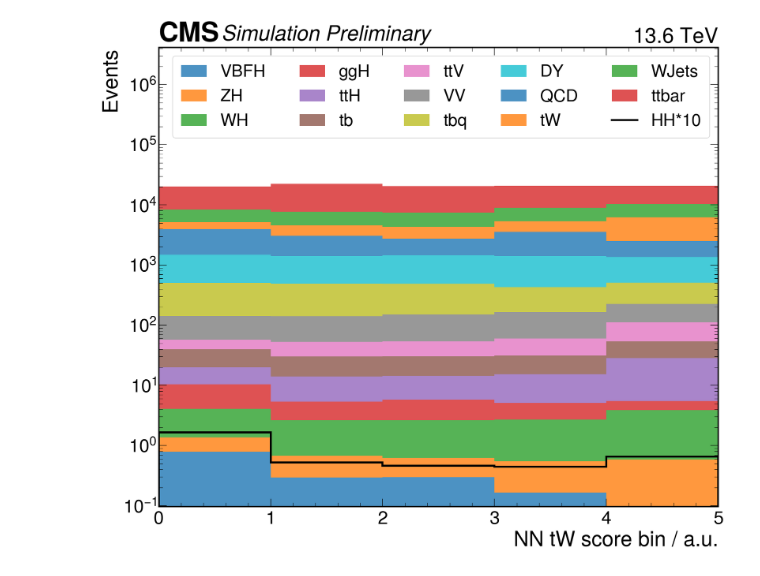
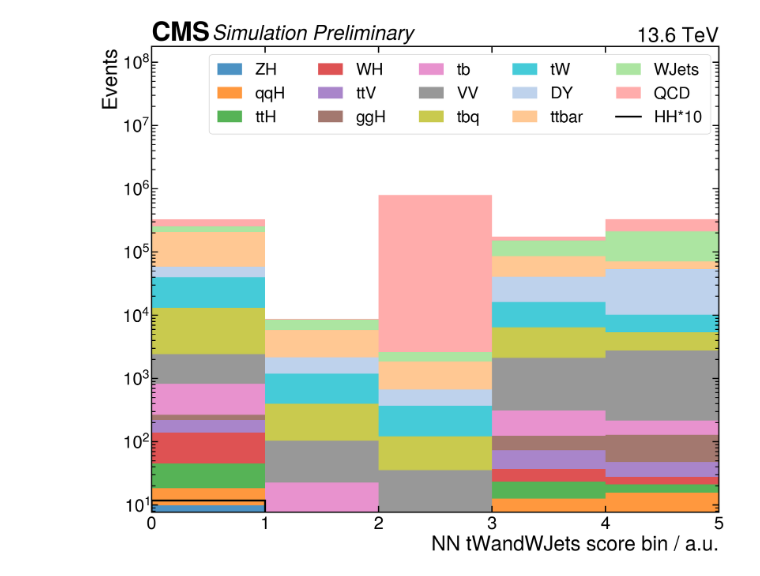
Before and after one commit to antonettprado/hh, a Jupyter notebook: final_model/prefit_plots.ipynb, the cells around one changed output. Saved outputs shown, nothing was run; the diff lists cells and outputs as text; code cells hidden in the pictures.

```diff
--- a/final_model/prefit_plots.ipynb
+++ b/final_model/prefit_plots.ipynb
@@ -22,61 +23,69 @@ def get_hists(dc: str):
 # %%
 %config InlineBackend.figure_format = 'retina'
 # %%
-def get_color_dict(test_dc) -> dict[str, str]:
-    mplcolors = plt.rcParams['axes.prop_cycle'].by_key()['color']
-    names = list(get_hists(test_dc)[1].keys())
-    colors = { names[i]: mplcolors[i%len(mplcolors)] for i in range(len(names)) }
-    return colors
+colors = ['#1f77b4', '#ff7f0e', '#2ca02c', '#d62728', '#9467bd',
+          '#8c564b', '#e377c2', '#7f7f7f', '#bcbd22', '#17becf',  # Original 10
+          '#aec7e8', '#ffbb78', '#98df8a', '#ff9896', '#c5b0d5',  # Lighter versions
+          '#c49c94', '#f7b6d2', '#c7c7c7', '#dbdb8d', '#9edae5']  # More light versions
 # %%
 signal_multiplier = 10
 
-workdir = Path('/eos/user/a/anunezde/Z_OUTPUT_eos/Final_Model/NNInf_1017_roster_0910')
-model_name = "multi_HH_ttbar_tW"
-model_fit_dir = workdir / "fits_new" / model_name
-signal_dc: str = model_fit_dir / "2022" / "SL_4j_resolved" / 'HH' / "HH_score.root"
-ttbar_dc: str = model_fit_dir / "2022" / "SL_4j_resolved" / 'ttbar' / "ttbar_score.root"
-tW_dc: str = model_fit_dir / "2022" / "SL_4j_resolved" / 'tW' / "tW_score.root"
-
-data_files = [
-    (signal_dc, r'NN HH score bin / a.u.', 'HH'),
-    (ttbar_dc, r'NN t$\bar t$ score bin / a.u.', 'ttbar'),
-    (tW_dc, r'NN tW score bin / a.u.', 'tW')
-]
+workdir = Path('/eos/user/a/anunezde/Z_OUTPUT_eos/Final_Model/NNInf_roster_3j4j')
+model_name = "multi_HH_ttbar_tWandWJets_u360"
 
 print(f'Workdir: {workdir}')
 print(f'Model name: {model_name}')
 
-OUTDIR = workdir / 'prefit_plots' / model_name / 'SL_4j_resolved'
-OUTDIR.mkdir(exist_ok=True)
-legend_fs = 26
-label_fs = 32
-tick_fs = 28
-for dc, xlabel, process in data_files:
+sels = ['SL_3j_resolved', 'SL_4j_resolved']
 
-    fig, ax = plt.subplots(figsize=(14,12))
-    sig, bkg_dict = get_hists(dc)
-    hep.histplot(list(bkg_dict.values()), ax=ax, histtype='fill', label=bkg_dict.keys(), stack=True, sort='y', alpha=0.8)
-    hep.histplot((sig[0]*signal_multiplier, sig[1]), ax=ax, label=f'HH*{signal_multiplier}', lw=3, color='k')
+for sel in sels:
+    print(f'Processing selection: {sel}')
+    model_fit_dir = workdir / "fits_final" / model_name
+    signal_dc: str = model_fit_dir / "2022EE" / sel / 'HH' / "HH_score.root"
+    ttbar_dc: str = model_fit_dir / "2022EE" / sel / 'ttbar' / "ttbar_score.root"
+    tW_dc: str = model_fit_dir / "2022EE" / sel / 'tWandWJets' / "tWandWJets_score.root"
 
-    mplhep.cms.text("Simulation Preliminary", ax=ax, fontsize=label_fs, loc=0)
-    ax.text(1.0, 1.0, "13.6 TeV", transform=ax.transAxes, fontsize=label_fs,
-            horizontalalignment='right', verticalalignment='bottom')
+    data_files = [
+        (signal_dc, r'NN HH score bin / a.u.', 'HH'),
+        (ttbar_dc, r'NN t$\bar t$ score bin / a.u.', 'ttbar'),
+        (tW_dc, r'NN tWandWJets score bin / a.u.', 'tWandWJets')
+    ]
 
-    ax.set_yscale('log')
+    OUTDIR = workdir / 'prefit_plots' / model_name / sel
+    OUTDIR.mkdir(exist_ok=True, parents=True)
+    legend_fs = 26
+    label_fs = 32
+    tick_fs = 28
+    for dc, xlabel, process in data_files:
 
-    ax.set_xlim(0,sig[1][-1])
-    ax.set_ylim(None, ax.get_ylim()[1]*100)
+        fig, ax = plt.subplots(figsize=(14,12))
+        sig, bkg_dict = get_hists(dc)
+        ax.set_prop_cycle(cycler('color', colors))
 
-    ax.set_xlabel(xlabel, fontsize=label_fs)
-    ax.set_ylabel('Events', fontsize=label_fs)
+        hep.histplot(list(bkg_dict.values()), ax=ax, histtype='fill', label=bkg_dict.keys(), stack=True, sort='y', alpha=0.8)
+        hep.histplot((sig[0]*signal_multiplier, sig[1]), ax=ax, label=f'HH*{signal_multiplier}', lw=3, color='k')
+        mplhep.cms.text("Simulation Preliminary", ax=ax, fontsize=label_fs, loc=0)
+        ax.text(1.0, 1.0, "13.6 TeV", transform=ax.transAxes, fontsize=label_fs, horizontalalignment='right', verticalalignment='bottom')
 
-    ax.tick_params(axis='x', labelsize=tick_fs)
-    ax.tick_params(axis='y', labelsize=tick_fs)
+        ax.set_yscale('log')
 
-    ax.legend(ncol=(len(bkg_dict)+1)//3, loc="upper right", frameon=True, fontsize=legend_fs)
+        ax.set_xlim(0,sig[1][-1])
+        ax.set_ylim(None, ax.get_ylim()[1]*100)
 
-    pdf_path = OUTDIR / f"prefit_{model_name}_{process}.pdf"
-    fig.tight_layout()
-    plt.savefig(pdf_path, format="pdf", dpi=300, bbox_inches='tight')
-    plt.show()
+        ax.set_xlabel(xlabel, fontsize=label_fs)
+        ax.set_ylabel('Events', fontsize=label_fs)
+
+        # Major ticks: bigger on both axes
+        ax.tick_params(axis='both', which='major', labelsize=tick_fs, length=10, width=2)
+
+        # Minor ticks: bigger on y-axis, invisible on x-axis
+        ax.tick_params(axis='y', which='minor', length=6, width=1.5)
+        ax.tick_params(axis='x', which='minor', length=0)
+
+        ax.legend(ncol=(len(bkg_dict)+1)//3, loc="upper right", frameon=True, fontsize=legend_fs)
+
+        pdf_path = OUTDIR / f"prefit_{model_name}_{process}.pdf"
+        fig.tight_layout()
+        plt.savefig(pdf_path, format="pdf", dpi=300, bbox_inches='tight')
+        plt.show()
 # %% [output]
@@ -87 +97 @@ Model name: multi_HH_ttbar_tW
-[figure, old version]
+[figure, new version]
```
Also changed, not shown: parts of 2 cells of this notebook, 29 other files.
